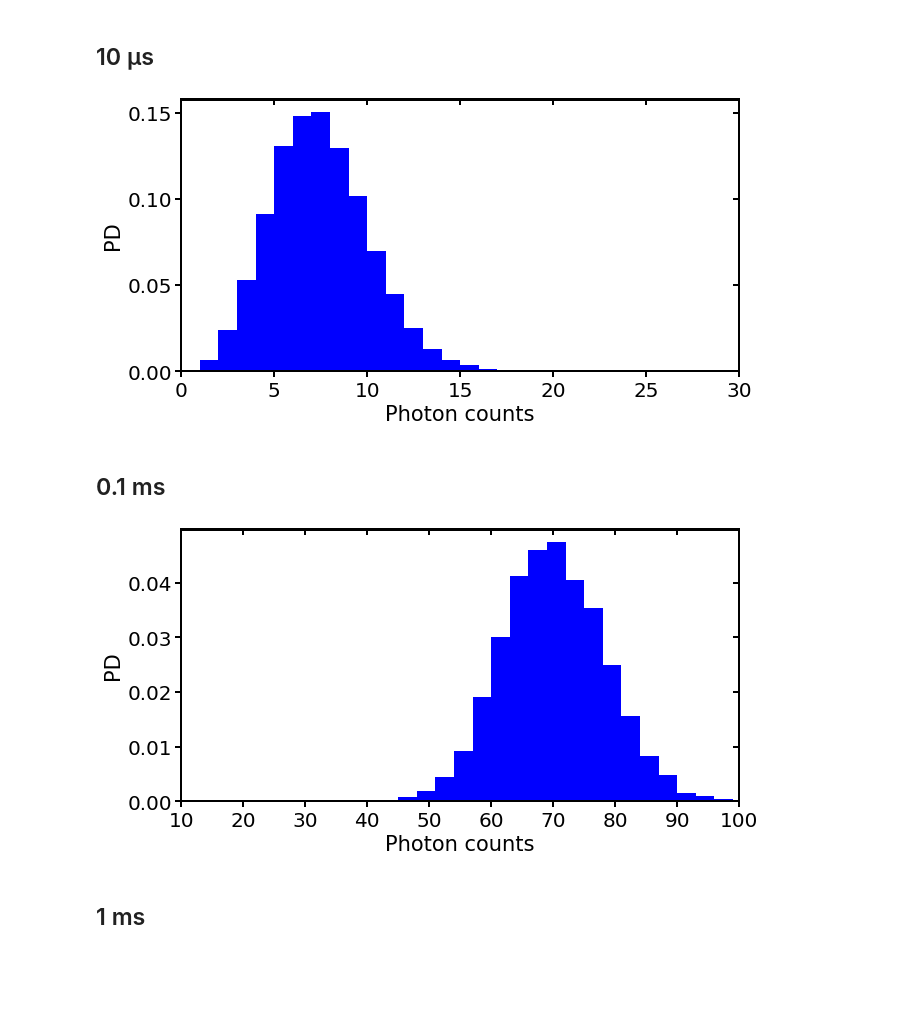
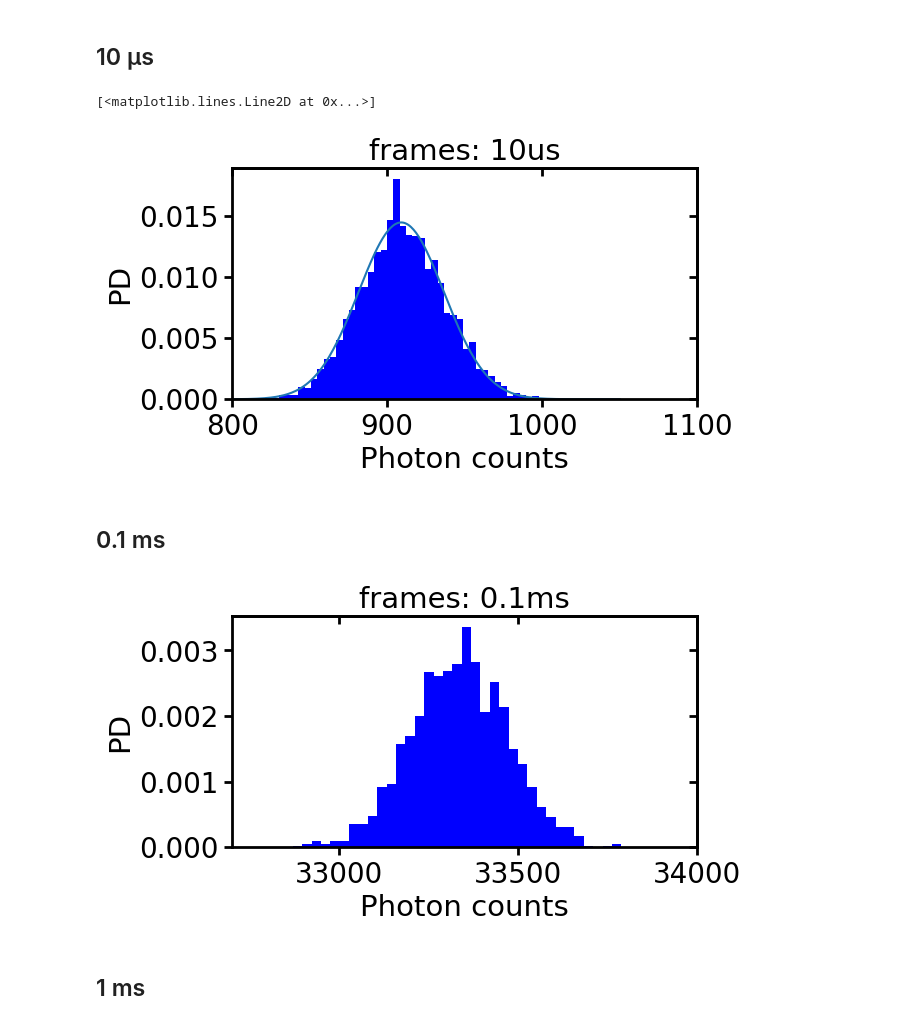
Before and after one commit to super-resolution/Fluopy, a Jupyter notebook: notebooks/binned photon counts/1F_S0_S1.ipynb, the cells around one changed output. Cells and saved outputs as stored; diff of their text form; code cells hidden in the pictures; blank space fills up the shorter version.

Commit message:
Many changes
- removal of unnecessary code
- addition of state/transition statistics
- addition of calculations of rate constants
- addition of hypoexponential distribution

```diff
--- a/notebooks/binned photon counts/1F_S0_S1.ipynb
+++ b/notebooks/binned photon counts/1F_S0_S1.ipynb
@@ -20,5 +18,5 @@ Intensity distributions based on different photon count bin sizes
 # %%
-rate_dict = dict(k_S0_S1=[7e6, "excitation"],
+rate_dict = dict(k_S0_S1=[1e8, "excitation"],
                  k_S1_S0=[1e9, "emission"])
 # %%
 system = fs.GeneralModel(number=1,  distances=1, rates=rate_dict)
@@ -60,8 +69,19 @@ system.emitters(unit="s", resample="10us", photon_collection=0.1)
+# %%
+x = np.linspace(800, 1050, 300)
+mean_hypo = 1/(1e8) + 1/(1e9)
+var_hypo = 1/(1e8)**2 + 1/(1e9)**2
+t = 10e-6
+mean_norm = t/mean_hypo
+std_norm = np.sqrt(var_hypo) * np.sqrt(t) / mean_hypo**(3/2)
+normal = norm.pdf(x, mean_norm, std_norm)
 # %%
-fig, ax = fi.FigureCollection(system).emission_events(time_series=False, bins=19,
-                                                      xlim=[0, 30])
+fig, ax = fi.FigureCollection(system).emission_events(time_series=False, bins=100,
+                                                      xlim=[800, 1100])
+ax[0].plot(x, normal)
+#fig.savefig(r'C:\Users\SagixOffice\OneDrive - Universität Würzburg\Notebooks, plots\Plots\10µs_S0_S1', bbox_inches='tight')
 # %% [output]
+[<matplotlib.lines.Line2D at 0x...>]
-[figure, old version]
+[figure, new version]
 # %% [markdown]
 ## 0.1 ms
 # %%
@@ -69,8 +89,8 @@ system.emitters(unit="s", resample="0.1ms", photon_collection=0.1)
 # %%
-fig, ax = fi.FigureCollection(system).emission_events(time_series=False, bins=30,
-                                                      xlim=[10, 100])
+fig, ax = fi.FigureCollection(system).emission_events(time_series=False, bins=90,
+                                                      xlim=[32700, 34000])#, pois=True)
 # %% [output]
-[figure, old version]
+[figure, new version]
 # %% [markdown]
 ## 1 ms
 # %%
```
Also changed, not shown: parts of 21 cells of this notebook, 52 other files.
